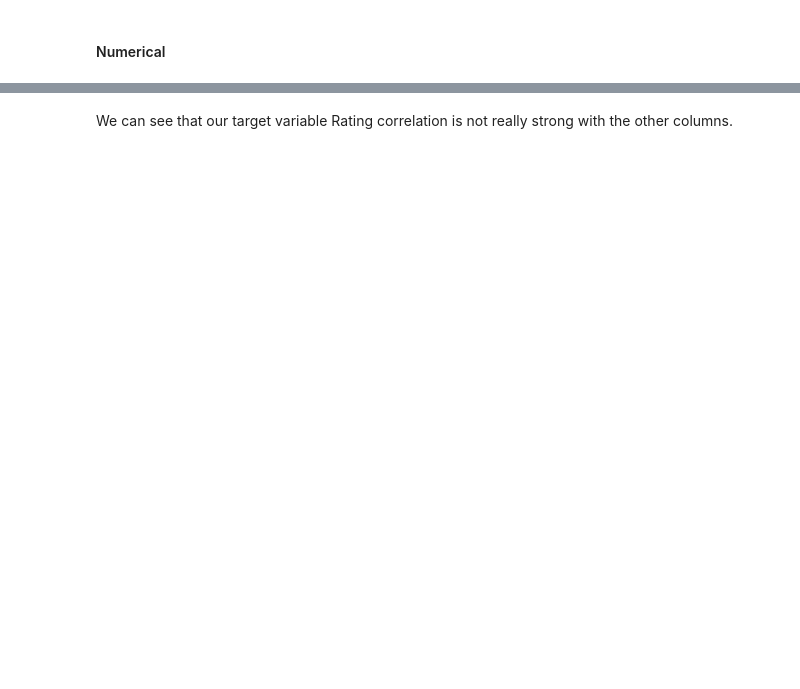
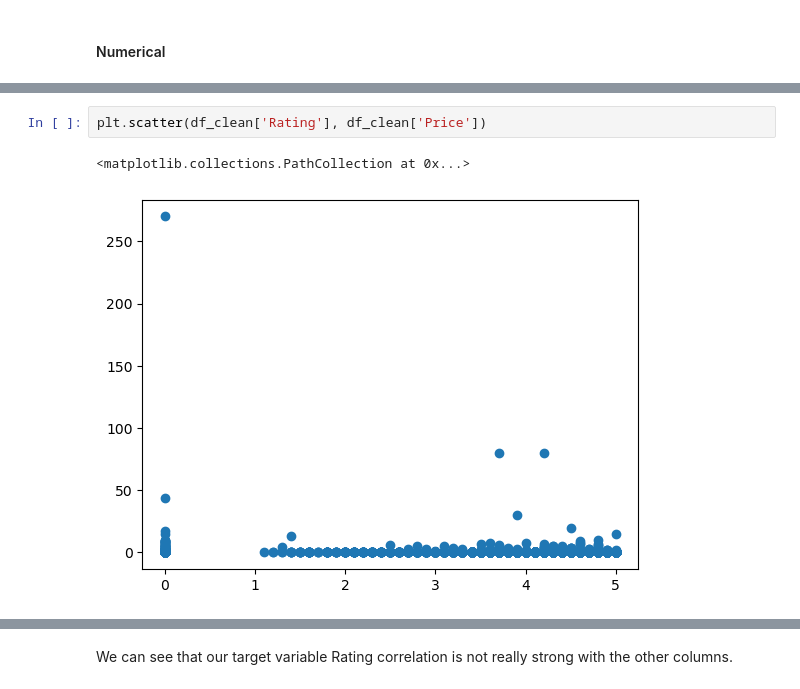
Before and after one commit to LouLan99/User-Rating-Prediction-Model, a Jupyter notebook: notebooks/02-eda copy.ipynb, the cells around one changed output, grey strips where cells are left out. Drawn from its saved outputs; the diff is of its cells as text; blank space fills up the shorter version.

```diff
--- a/notebooks/02-eda copy.ipynb
+++ b/notebooks/02-eda copy.ipynb
@@ -268,0 +181,5 @@ Name: count, Length: 79, dtype: int64
+# %%
+plt.scatter(df_clean['Rating'], df_clean['Price'])
+# %% [output]
+<matplotlib.collections.PathCollection at 0x...>
+[figure, added]
```
Also changed, not shown: parts of 26 cells of this notebook.
